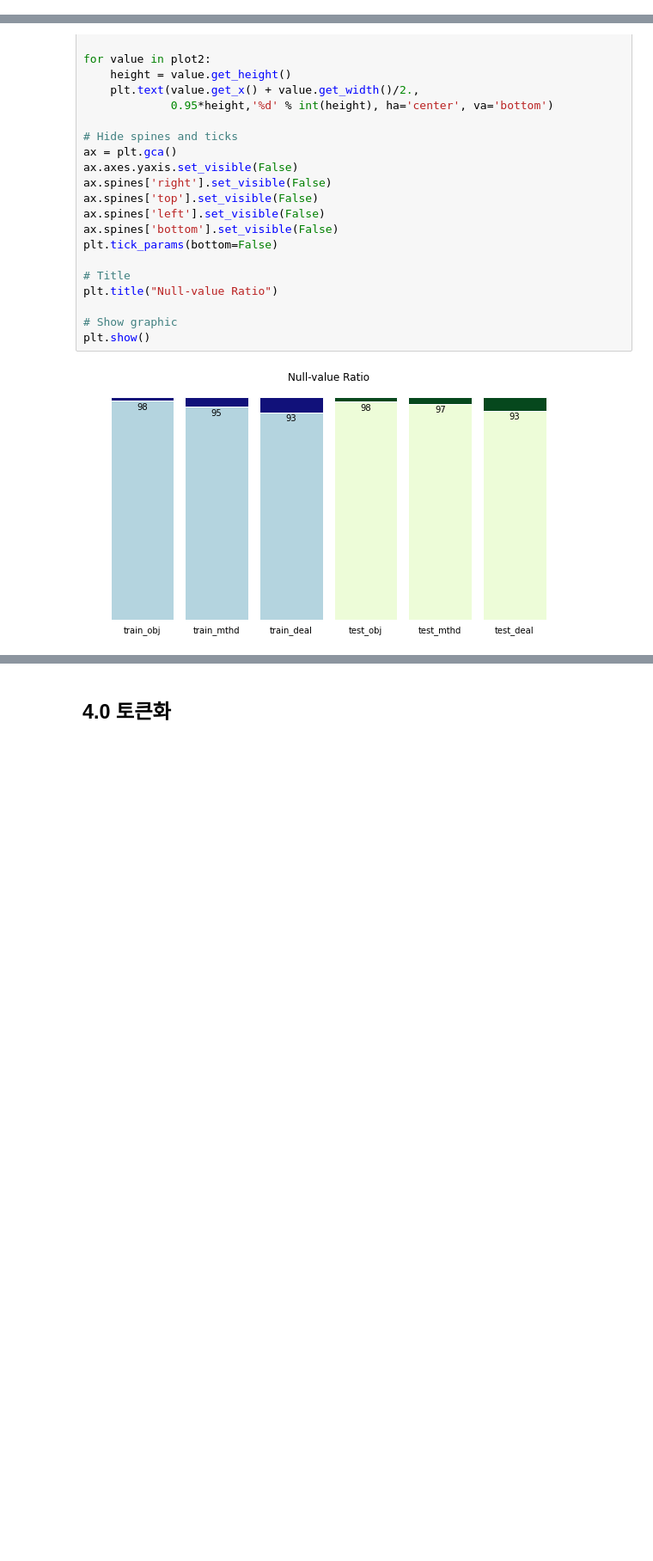
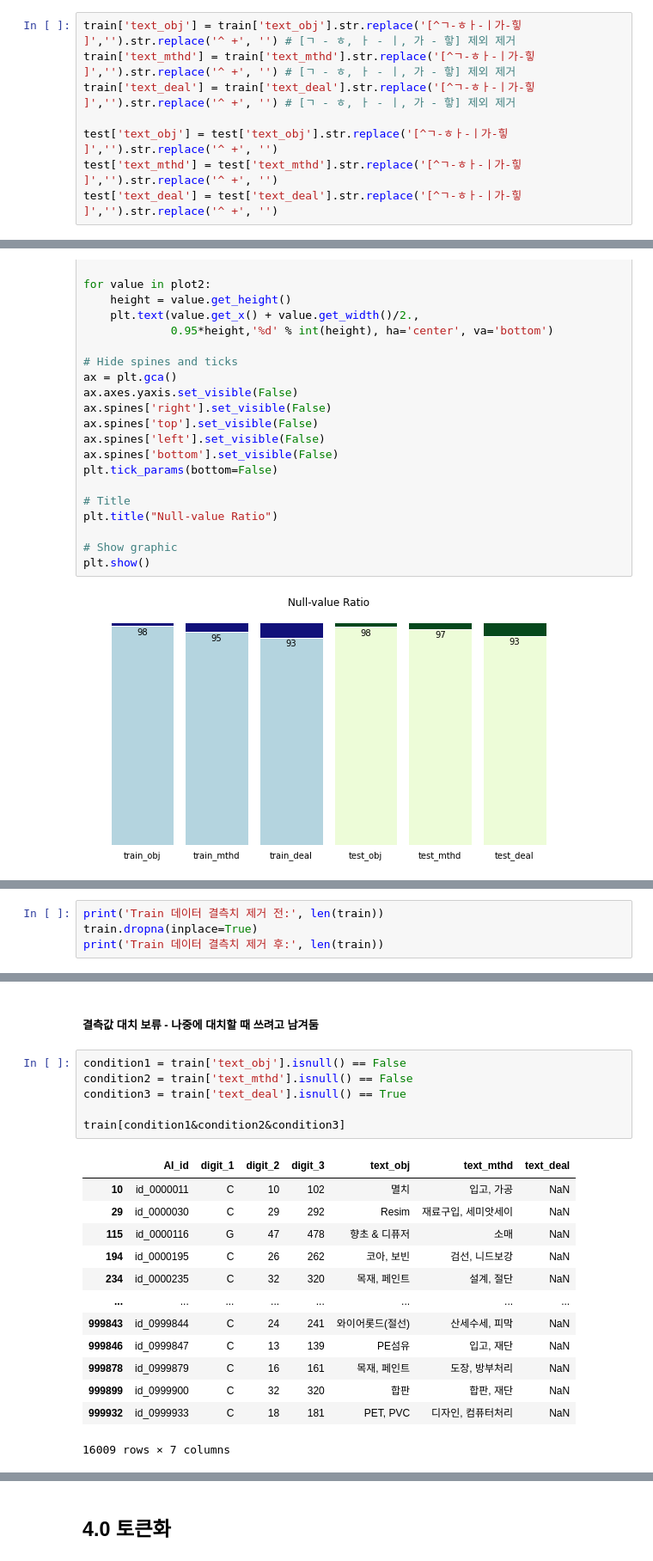
Before and after one commit to huitaek/contest-kostat-ai, a Jupyter notebook: preprocessing.ipynb, the cells around one changed output, grey strips where cells are left out. Shown at 86% size. Drawn from its saved outputs; the diff is of its cells as text; blank space fills up the shorter version.

```diff
--- a/preprocessing.ipynb
+++ b/preprocessing.ipynb
@@ -86,0 +93,8 @@ memory usage: 5.3+ MB
+# %%
+train['text_obj'] = train['text_obj'].str.replace('[^ㄱ-ㅎㅏ-ㅣ가-힣 ]','').str.replace('^ +', '') # [ㄱ - ㅎ, ㅏ - ㅣ, 가 - 핳] 제외 제거
+train['text_mthd'] = train['text_mthd'].str.replace('[^ㄱ-ㅎㅏ-ㅣ가-힣 ]','').str.replace('^ +', '') # [ㄱ - ㅎ, ㅏ - ㅣ, 가 - 핳] 제외 제거
+train['text_deal'] = train['text_deal'].str.replace('[^ㄱ-ㅎㅏ-ㅣ가-힣 ]','').str.replace('^ +', '') # [ㄱ - ㅎ, ㅏ - ㅣ, 가 - 핳] 제외 제거
+
+test['text_obj'] = test['text_obj'].str.replace('[^ㄱ-ㅎㅏ-ㅣ가-힣 ]','').str.replace('^ +', '')
+test['text_mthd'] = test['text_mthd'].str.replace('[^ㄱ-ㅎㅏ-ㅣ가-힣 ]','').str.replace('^ +', '')
+test['text_deal'] = test['text_deal'].str.replace('[^ㄱ-ㅎㅏ-ㅣ가-힣 ]','').str.replace('^ +', '')
@@ -155,0 +178,4 @@ plt.show()
+# %%
+print('Train 데이터 결측치 제거 전:', len(train))
+train.dropna(inplace=True)
+print('Train 데이터 결측치 제거 후:', len(train))
@@ -155,0 +193,22 @@ plt.show()
+# %% [markdown]
+##### 결측값 대치 보류 - 나중에 대치할 때 쓰려고 남겨둠
+# %%
+condition1 = train['text_obj'].isnull() == False
+condition2 = train['text_mthd'].isnull() == False
+condition3 = train['text_deal'].isnull() == True
+
+train[condition1&condition2&condition3]
+# %% [output]
+|  | AI_id | digit_1 | digit_2 | digit_3 | text_obj | text_mthd | text_deal |
+| 10 | id_0000011 | C | 10 | 102 | 멸치 | 입고, 가공 | NaN |
+| 29 | id_0000030 | C | 29 | 292 | Resim | 재료구입, 세미앗세이 | NaN |
+| 115 | id_0000116 | G | 47 | 478 | 향초 & 디퓨저 | 소매 | NaN |
+| 194 | id_0000195 | C | 26 | 262 | 코아, 보빈 | 검선, 니드보강 | NaN |
+| 234 | id_0000235 | C | 32 | 320 | 목재, 페인트 | 설계, 절단 | NaN |
+| ... | ... | ... | ... | ... | ... | ... | ... |
+| 999843 | id_0999844 | C | 24 | 241 | 와이어롯드(절선) | 산세수세, 피막 | NaN |
+| 999846 | id_0999847 | C | 13 | 139 | PE섬유 | 입고, 재단 | NaN |
+| 999878 | id_0999879 | C | 16 | 161 | 목재, 페인트 | 도장, 방부처리 | NaN |
+| 999899 | id_0999900 | C | 32 | 320 | 합판 | 합판, 재단 | NaN |
+| 999932 | id_0999933 | C | 18 | 181 | PET, PVC | 디자인, 컴퓨터처리 | NaN |
+16009 rows × 7 columns
```
Also changed, not shown: parts of 31 cells of this notebook, 14 other files.
